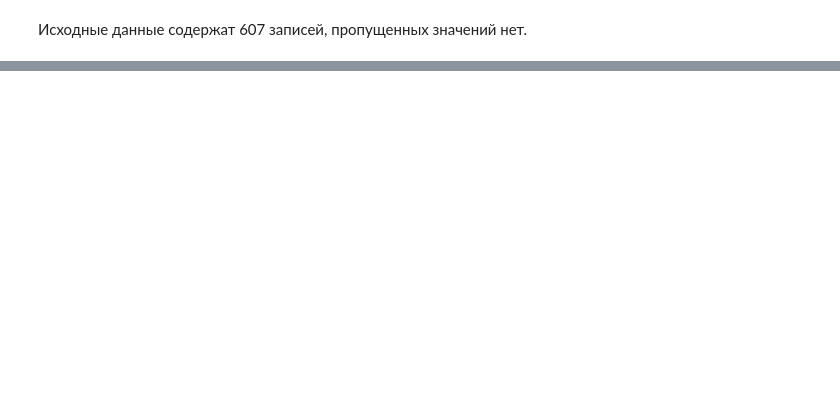
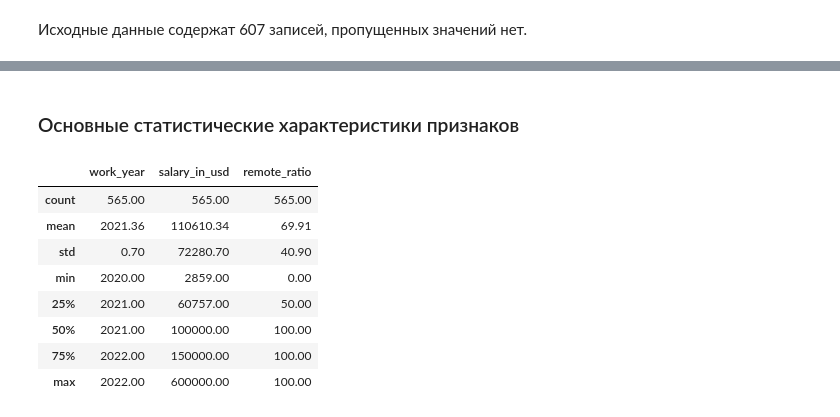
Before and after one commit to al-ogr/sf_data_science_hw, a Jupyter notebook: HW-03/HW-03.ipynb, the cells around one changed output, grey strips where cells are left out. Saved outputs shown, nothing was run; the diff lists cells and outputs as text; code cells hidden in the pictures; blank space fills up the shorter version.

```diff
--- a/HW-03/HW-03.ipynb
+++ b/HW-03/HW-03.ipynb
@@ -104,0 +141,14 @@ print('Размер таблицы после удаления дубликат
+# %% [markdown]
+### Основные статистические характеристики признаков
+# %%
+df_ds_salaries_cleared.describe().round(2)
+# %% [output]
+|  | work_year | salary_in_usd | remote_ratio |
+| count | 565.00 | 565.00 | 565.00 |
+| mean | 2021.36 | 110610.34 | 69.91 |
+| std | 0.70 | 72280.70 | 40.90 |
+| min | 2020.00 | 2859.00 | 0.00 |
+| 25% | 2021.00 | 60757.00 | 50.00 |
+| 50% | 2021.00 | 100000.00 | 100.00 |
+| 75% | 2022.00 | 150000.00 | 100.00 |
+| max | 2022.00 | 600000.00 | 100.00 |
```
Also changed, not shown: parts of 22 cells of this notebook.
